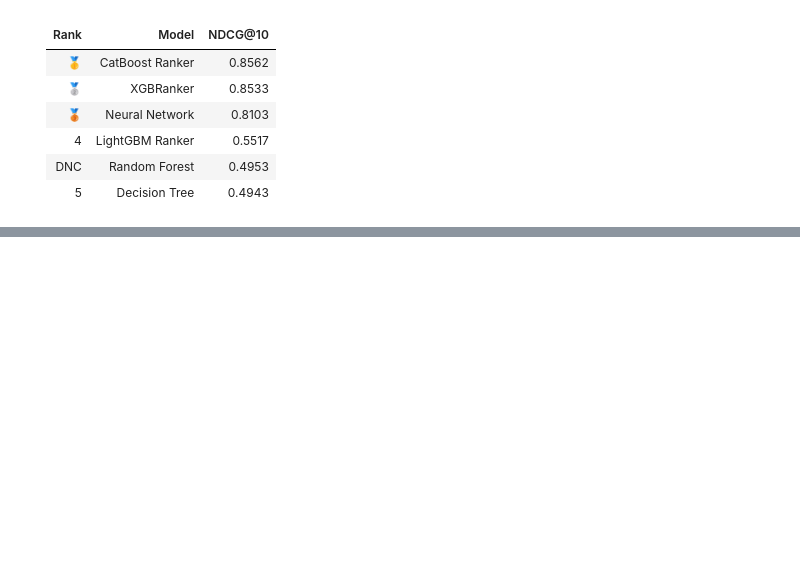
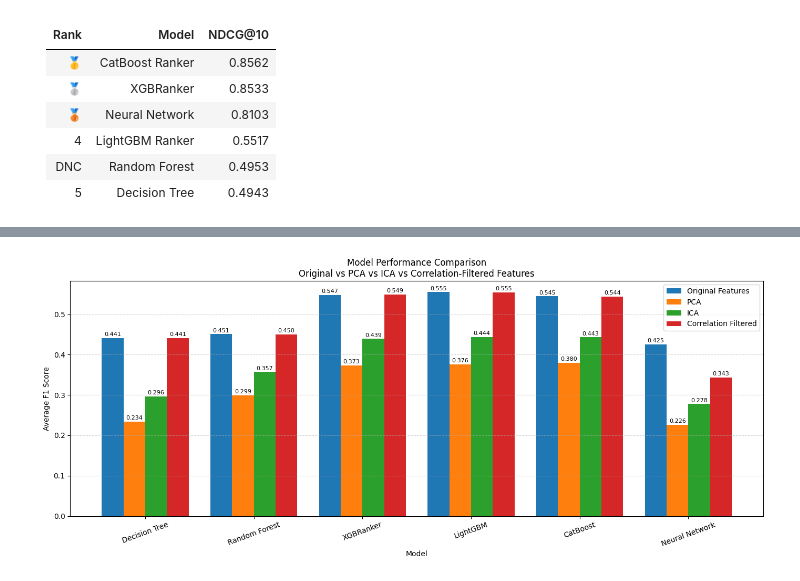
Before and after one commit to knguyen0923/Equi-Metrics, a Jupyter notebook: Equi_Metrics.ipynb, the cells around one changed output, grey strips where cells are left out. Saved outputs shown, nothing was run; the diff lists cells and outputs as text; code cells hidden in the pictures; blank space fills up the shorter version.

```diff
--- a/Equi_Metrics.ipynb
+++ b/Equi_Metrics.ipynb
@@ -4306,0 +5004,61 @@ Passing `palette` without assigning `hue` is deprecated and will be removed in v
+# %%
+import pandas as pd
+import matplotlib.pyplot as plt
+import numpy as np
+
+# Results
+results = pd.DataFrame({
+    "Model": [
+        "Decision Tree",
+        "Random Forest",
+        "XGBRanker",
+        "LightGBM",
+        "CatBoost",
+        "Neural Network"
+    ],
+    "Original": [0.4407, 0.4508, 0.5474, 0.5550, 0.5446, 0.4249],
+    "PCA": [0.2339, 0.2989, 0.3733, 0.3761, 0.3802, 0.2261],
+    "ICA": [0.2963, 0.3571, 0.4391, 0.4436, 0.4430, 0.2776],
+    "Correlation": [0.4409, 0.4497, 0.5495, 0.5546, 0.5442, 0.3431]
+})
+
+# Plot settings
+x = np.arange(len(results))
+width = 0.20
+
+plt.figure(figsize=(14, 6))
+
+plt.bar(x - 1.5*width, results["Original"], width, label="Original Features")
+plt.bar(x - 0.5*width, results["PCA"], width, label="PCA")
+plt.bar(x + 0.5*width, results["ICA"], width, label="ICA")
+plt.bar(x + 1.5*width, results["Correlation"], width, label="Correlation Filtered")
+
+plt.xticks(x, results["Model"], rotation=20)
+plt.ylabel("Average F1 Score")
+plt.xlabel("Model")
+plt.title("Model Performance Comparison\nOriginal vs PCA vs ICA vs Correlation-Filtered Features")
+plt.legend()
+plt.grid(axis="y", linestyle="--", alpha=0.5)
+
+# Add value labels
+for i in range(len(results)):
+    plt.text(x[i] - 1.5*width, results["Original"][i] + 0.005,
+             f"{results['Original'][i]:.3f}",
+             ha="center", fontsize=8)
+
+    plt.text(x[i] - 0.5*width, results["PCA"][i] + 0.005,
+             f"{results['PCA'][i]:.3f}",
+             ha="center", fontsize=8)
+
+    plt.text(x[i] + 0.5*width, results["ICA"][i] + 0.005,
+             f"{results['ICA'][i]:.3f}",
+             ha="center", fontsize=8)
+
+    plt.text(x[i] + 1.5*width, results["Correlation"][i] + 0.005,
+             f"{results['Correlation'][i]:.3f}",
+             ha="center", fontsize=8)
+
+plt.tight_layout()
+plt.show()
+# %% [output]
+[figure, added]
```
Also changed, not shown: parts of 32 cells of this notebook.
